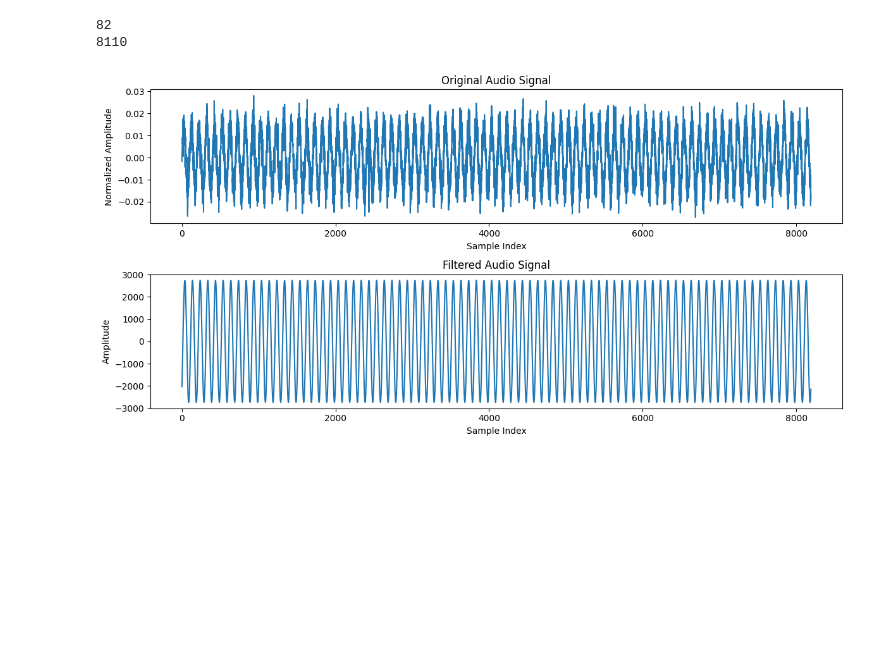
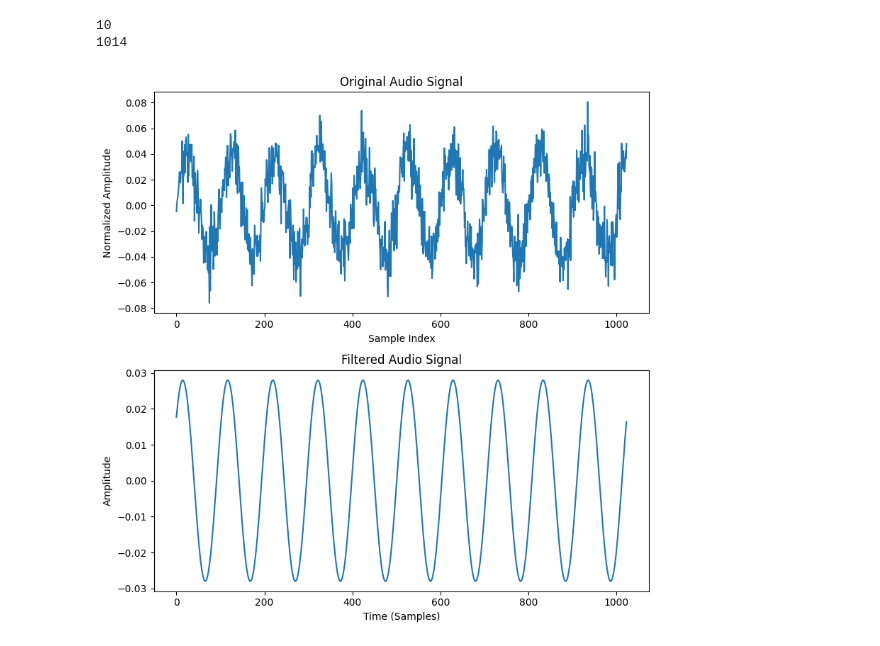
Before and after one commit to RYZEXY/Quantum-Audio-Processing, a Jupyter notebook: quantum_audio.ipynb, the cells around one changed output. Cells and saved outputs as stored; diff of their text form; code cells hidden in the pictures; blank space fills up the shorter version.

```diff
--- a/quantum_audio.ipynb
+++ b/quantum_audio.ipynb
@@ -9,7 +9,7 @@ from qiskit.circuit.library import QFT
 from qiskit_aer import AerSimulator, Aer, aer_simulator
 from scipy.io.wavfile import read, write
 # %%
-n_qubits = 13
+n_qubits = 10
 # %%
 def load_and_normalize_audio(filename):
     """Load audio file in blocks of 2^n_qubits samples"""
@@ -47,8 +47,9 @@ def denoise_oracle(statevector, threshold=0.05):
             print(i)
 
     norm_factor2 = np.linalg.norm(statevector.data)
-
-    normalized_denoise = statevector.data/norm_factor2
+    normalized_denoise = statevector.data
+    if norm_factor2 > 1e-10:
+        normalized_denoise = statevector.data/norm_factor2
 
     denoised_state = prepare_quantum_state(normalized_denoise)
 
@@ -79,32 +80,32 @@ backend = Aer.get_backend('statevector_simulator')
 qc = transpile(qc, backend)
 
 state = Statevector(qc)
+
+retrieved_audio = (state.data.real)
 # %% [output]
-82
-8110
+10
+1014
 # %%
-retrieved_audio = (state.data.real)
 
-retrieved_audio = retrieved_audio * norm_factor
 
-plt.figure(figsize=(12, 6))
+plt.figure(figsize=(8,8))
 
 plt.subplot(2, 1, 1)
 plt.plot(range(2**n_qubits), normalized_audio)
 plt.title("Original Audio Signal")
 plt.xlabel("Sample Index")
 plt.ylabel("Normalized Amplitude")
 
 plt.subplot(2, 1, 2)
 plt.plot(range(2**n_qubits), retrieved_audio)
 plt.title("Filtered Audio Signal")
-plt.xlabel("Sample Index")
+plt.xlabel("Time (Samples)")
 plt.ylabel("Amplitude")
 
 plt.tight_layout()
 plt.show()
 # %% [output]
-[figure, old version]
+[figure, new version]
 # %%
 filtered_audio = np.int16(retrieved_audio)
 
```
Also changed, not shown: parts of 3 cells of this notebook, 7 other files.
